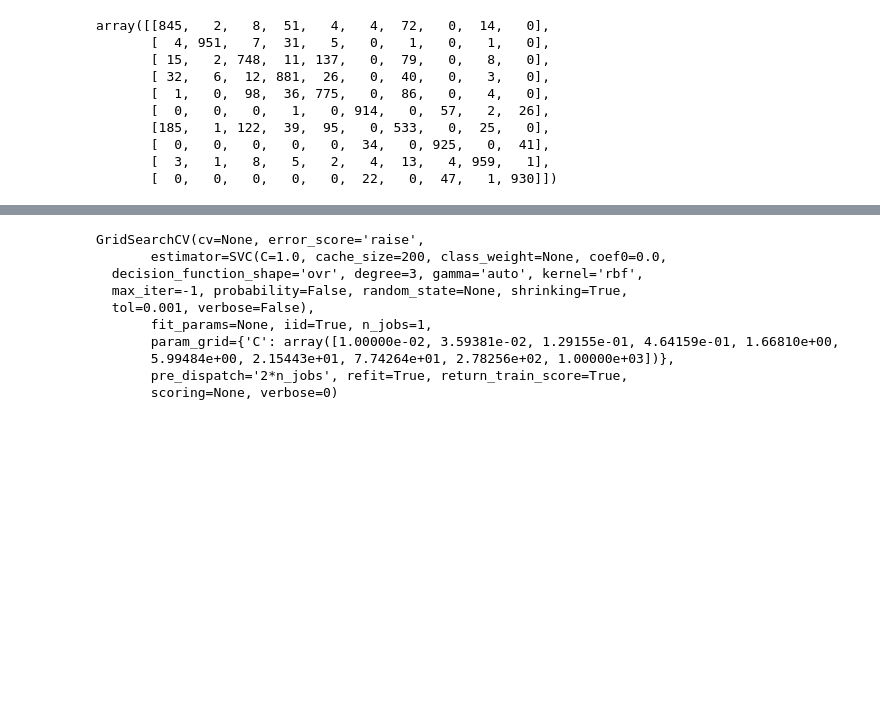
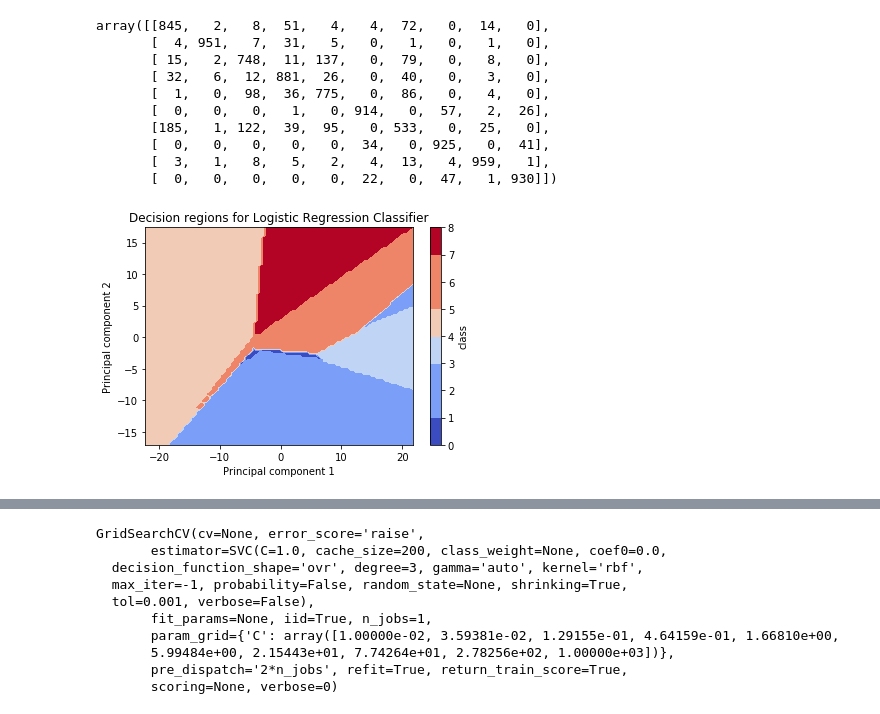
Before and after one commit to apurvmishra99/iaml-cw2, a Jupyter notebook: explore_q2.ipynb, the cells around one changed output, grey strips where cells are left out. Drawn from its saved outputs; the diff is of its cells as text; code cells hidden in the pictures; blank space fills up the shorter version.

```diff
--- a/explore_q2.ipynb
+++ b/explore_q2.ipynb
@@ -94 +90,22 @@ log_reg_model = LogisticRegression().fit(Xtrn_nm_pca, Ytrn)
+# %%
+# 2.3
+x = np.arange(-5*std1, 5*std1, std1 / 10) # shape: 100 x 2
+y = np.arange(5*std2, -5*std2, -1*std2 / 10)
+xx, yy = np.meshgrid(x, y)
+
+z = np.vstack([xx.ravel(), yy.ravel()]).T # shape: 10000 x 2
+
+proj_z = pca_2.inverse_transform(z) # transfrom to 784 features
+
+Z = loaded_lr_model.predict(proj_z)
+Z = Z.reshape(xx.shape)
+plt.contourf(xx, yy, Z, cmap=plt.cm.get_cmap("coolwarm", 6))
+plt.xlabel("Principal component 1")
+plt.ylabel("Principal component 2")
+plt.title("Decision regions for Logistic Regression Classifier")
+plt.colorbar(ticks=range(10), label='class')
+plt.savefig("results/2_3.png")
+plt.show()
+# %% [output]
+[figure, added]
 # %%
```
Also changed, not shown: parts of 14 cells of this notebook, 2 other files.
